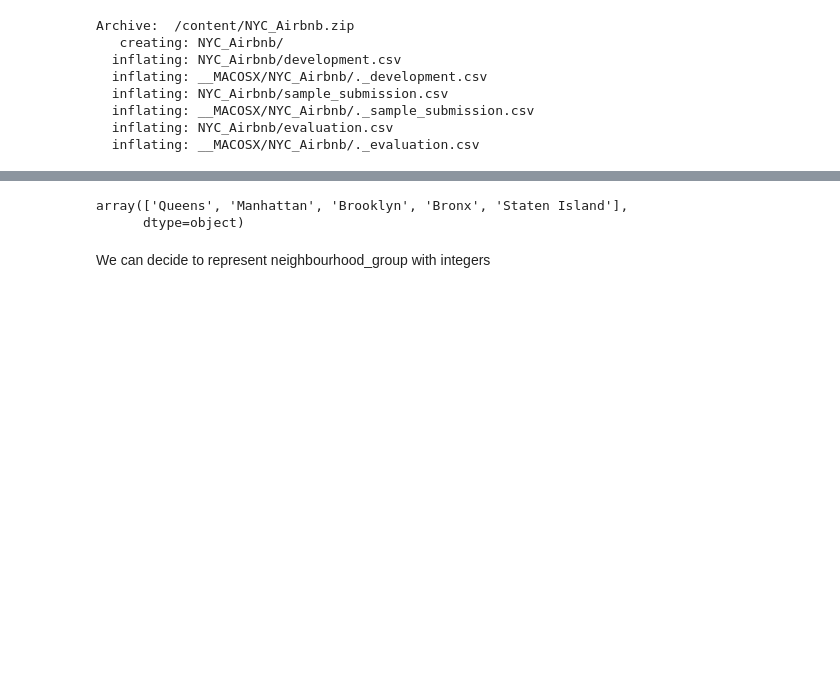
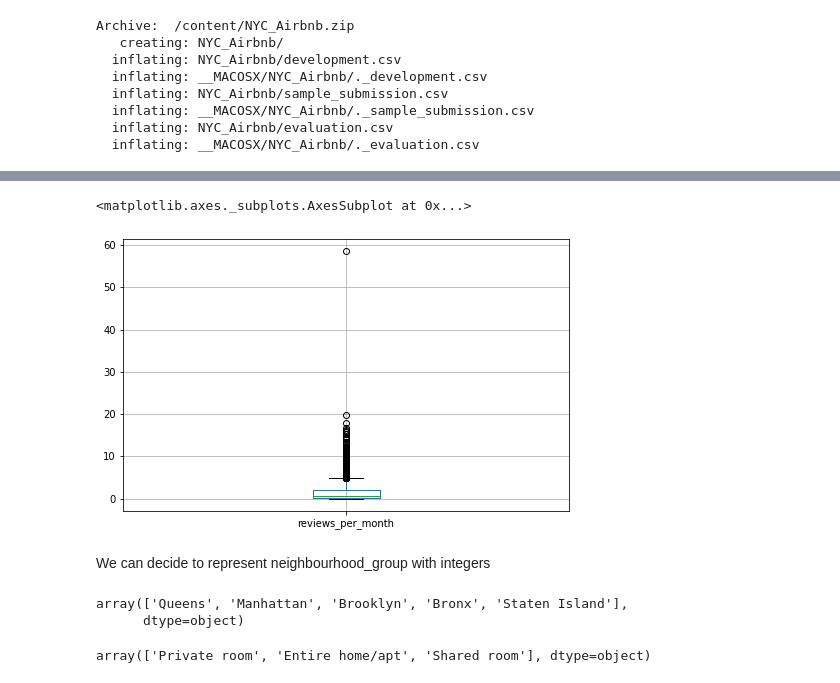
Before and after one commit to frank-lacriola/Data-Science-Lab, a Jupyter notebook: Lab9_Regression_NY_AirBnB/Lab9_Regression_AirBnB.ipynb, the cells around one changed output, grey strips where cells are left out. Cells and saved outputs as stored; diff of their text form; code cells hidden in the pictures; blank space fills up the shorter version.

```diff
--- a/Lab9_Regression_NY_AirBnB/Lab9_Regression_AirBnB.ipynb
+++ b/Lab9_Regression_NY_AirBnB/Lab9_Regression_AirBnB.ipynb
@@ -72,7 +102,16 @@ Name: neighbourhood, Length: 221, dtype: int64
+# %%
+df.boxplot(column='reviews_per_month', figsize=(8, 5))
+# %% [output]
+<matplotlib.axes._subplots.AxesSubplot at 0x...>
+[figure, added]
+# %% [markdown]
+We can decide to represent neighbourhood_group with integers
 # %%
 df['neighbourhood_group'].unique()
 # %% [output]
 array(['Queens', 'Manhattan', 'Brooklyn', 'Bronx', 'Staten Island'],
       dtype=object)
-# %% [markdown]
-We can decide to represent neighbourhood_group with integers
+# %%
+df['room_type'].unique()
+# %% [output]
+array(['Private room', 'Entire home/apt', 'Shared room'], dtype=object)
```
Also changed, not shown: parts of 34 cells of this notebook.
